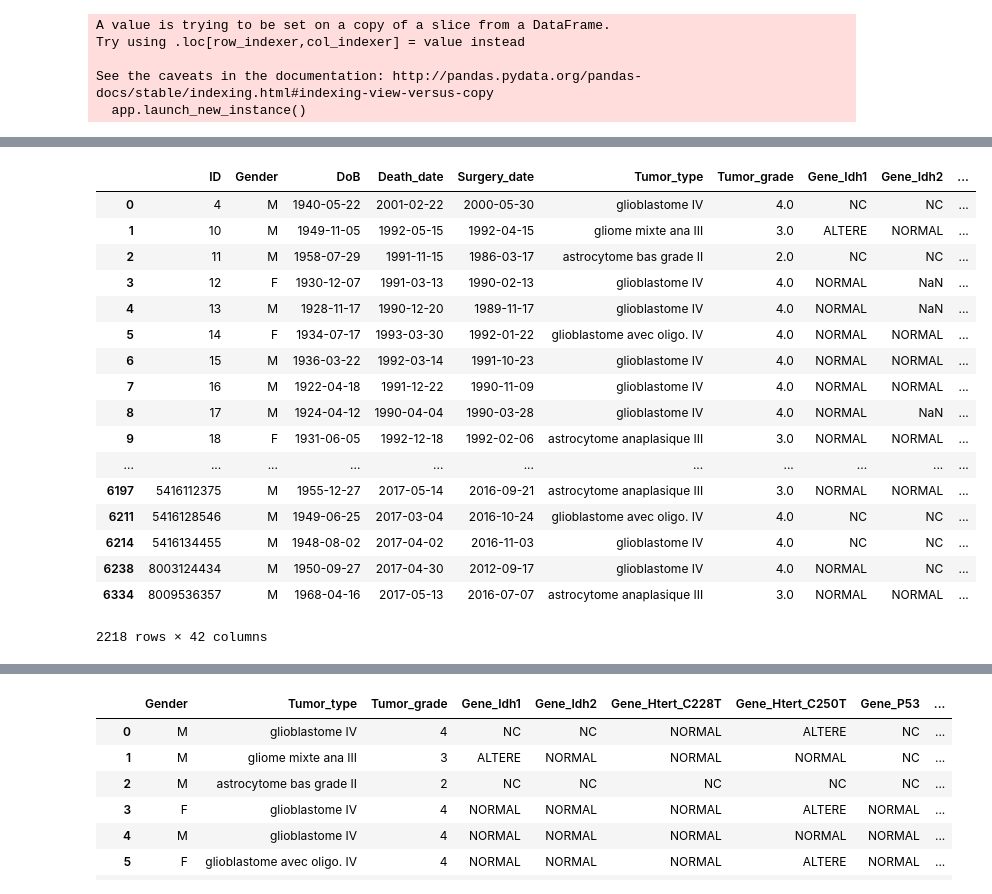
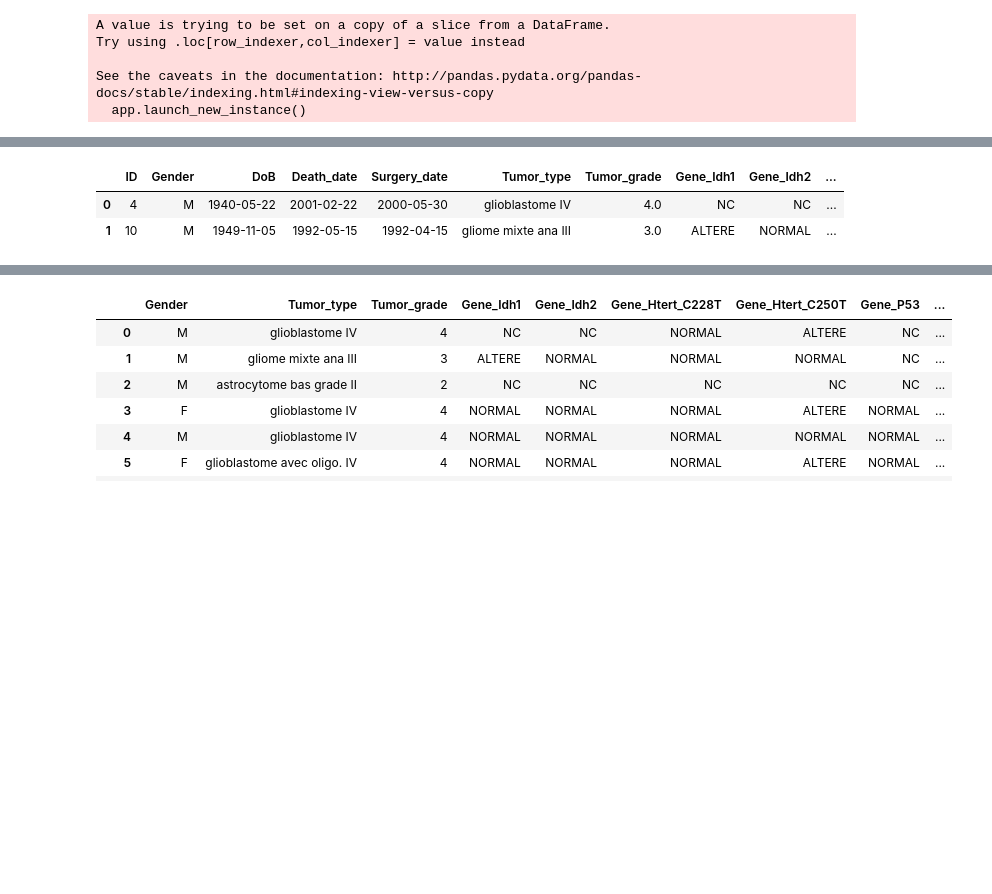
Before and after one commit to patricieni/ICM, a Jupyter notebook: Gliomas study data management.ipynb, the cells around one changed output, grey strips where cells are left out. Cells and saved outputs as stored; diff of their text form; code cells hidden in the pictures; blank space fills up the shorter version.

```diff
--- a/Gliomas study data management.ipynb
+++ b/Gliomas study data management.ipynb
@@ -282,3 +246,0 @@ df_clean['Age_surgery'] = df_clean['Age_surgery'].round()
-# %%
-df_clean['life_expectancy'] = df_clean['Death_date'] - df_clean['Surgery_date']
-df_clean['life_expectancy'] = df_clean['life_expectancy'] / np.timedelta64(1, 'D')
@@ -334,0 +247,7 @@ Name: Gene_Htert_C228T, dtype: int64
+# %%
+# Maybe Remove null death dates so that it doesn't mess up with our target variable
+# AS OF NOW, WE HAVE TO REMOVE NaN FOR life_expectancy when imputing.
+#df_clean = df_clean[pd.notnull(df.Death_date)]
+#df_clean.Death_date.isnull().value_counts()
+df_clean['life_expectancy'] = df_clean.Death_date - df_clean.Surgery_date
+df_clean['life_expectancy'] = df_clean['life_expectancy'] / np.timedelta64(1, 'D')
@@ -463,3 +366,3 @@ See the caveats in the documentation: http://pandas.pydata.org/pandas-docs/stabl
 # %%
 #import KPS dataset to merge it
-kps = pd.read_excel('KPS.xlsx')
+kps = pd.read_excel('data/KPS.xlsx')
@@ -612,27 +471,13 @@ Index(['ID', 'Gender', 'DoB', 'Death_date', 'Surgery_date', 'Tumor_type',
 # %%
-#keep only observations for which either the death date is observed, or which had RX or CHEMO in 2017
-df_final_kps = df_final_kps.loc[(df_final_kps['Death_date'].notnull())]
+# Keep only observations for which either the death date is observed, or which had RX or CHEMO in 2017
+# I find it easier to use dataframe_name[pd.notnull(df.x)]
+df_final_kps = df_final_kps.loc[(df_final_kps.Death_date.notnull())]
 # %%
-df_final_kps
+df_final_kps.head(2)
 # %% [output]
 |  | ID | Gender | DoB | Death_date | Surgery_date | Tumor_type | Tumor_grade | Gene_Idh1 | Gene_Idh2 | ... |
 | 0 | 4 | M | 1940-05-22 | 2001-02-22 | 2000-05-30 | glioblastome IV | 4.0 | NC | NC | ... |
 | 1 | 10 | M | 1949-11-05 | 1992-05-15 | 1992-04-15 | gliome mixte ana III | 3.0 | ALTERE | NORMAL | ... |
-| 2 | 11 | M | 1958-07-29 | 1991-11-15 | 1986-03-17 | astrocytome bas grade II | 2.0 | NC | NC | ... |
-| 3 | 12 | F | 1930-12-07 | 1991-03-13 | 1990-02-13 | glioblastome IV | 4.0 | NORMAL | NaN | ... |
-| 4 | 13 | M | 1928-11-17 | 1990-12-20 | 1989-11-17 | glioblastome IV | 4.0 | NORMAL | NaN | ... |
-| 5 | 14 | F | 1934-07-17 | 1993-03-30 | 1992-01-22 | glioblastome avec oligo. IV | 4.0 | NORMAL | NORMAL | ... |
-| 6 | 15 | M | 1936-03-22 | 1992-03-14 | 1991-10-23 | glioblastome IV | 4.0 | NORMAL | NORMAL | ... |
-| 7 | 16 | M | 1922-04-18 | 1991-12-22 | 1990-11-09 | glioblastome IV | 4.0 | NORMAL | NORMAL | ... |
-| 8 | 17 | M | 1924-04-12 | 1990-04-04 | 1990-03-28 | glioblastome IV | 4.0 | NORMAL | NaN | ... |
-| 9 | 18 | F | 1931-06-05 | 1992-12-18 | 1992-02-06 | astrocytome anaplasique III | 3.0 | NORMAL | NORMAL | ... |
-| ... | ... | ... | ... | ... | ... | ... | ... | ... | ... | ... |
-| 6197 | 5416112375 | M | 1955-12-27 | 2017-05-14 | 2016-09-21 | astrocytome anaplasique III | 3.0 | NORMAL | NORMAL | ... |
-| 6211 | 5416128546 | M | 1949-06-25 | 2017-03-04 | 2016-10-24 | glioblastome avec oligo. IV | 4.0 | NC | NC | ... |
-| 6214 | 5416134455 | M | 1948-08-02 | 2017-04-02 | 2016-11-03 | glioblastome IV | 4.0 | NC | NC | ... |
-| 6238 | 8003124434 | M | 1950-09-27 | 2017-04-30 | 2012-09-17 | glioblastome IV | 4.0 | NORMAL | NC | ... |
-| 6334 | 8009536357 | M | 1968-04-16 | 2017-05-13 | 2016-07-07 | astrocytome anaplasique III | 3.0 | NORMAL | NORMAL | ... |
-2218 rows × 42 columns
 # %%
 #df_final_kps['life_expectancy'] = pd.to_datetime(df_final_kps['life_expectancy'])
 df_final_kps['life_expectancy'] = df_final_kps['life_expectancy'].round()
```
Also changed, not shown: parts of 72 cells of this notebook, 2 other files.
